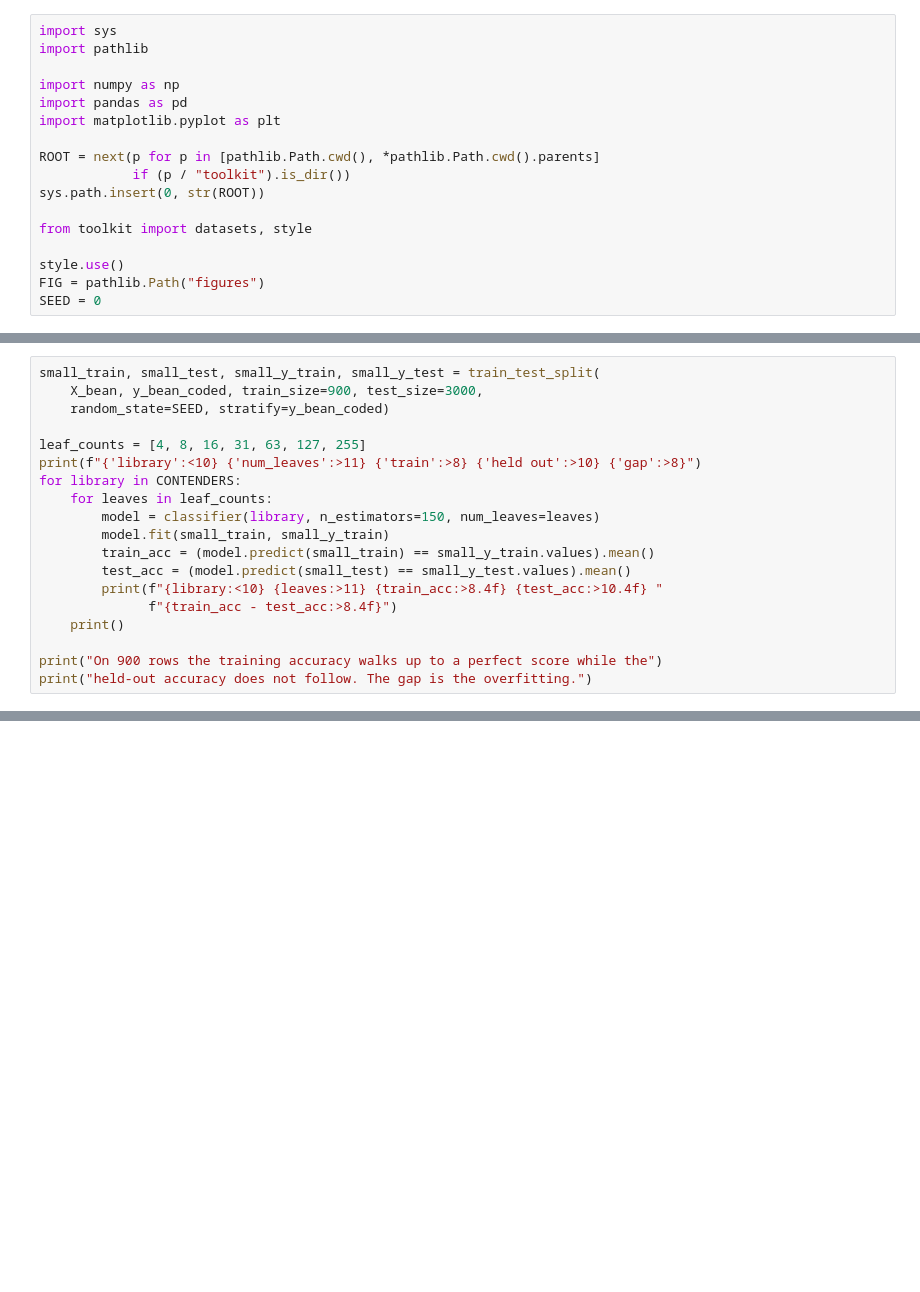
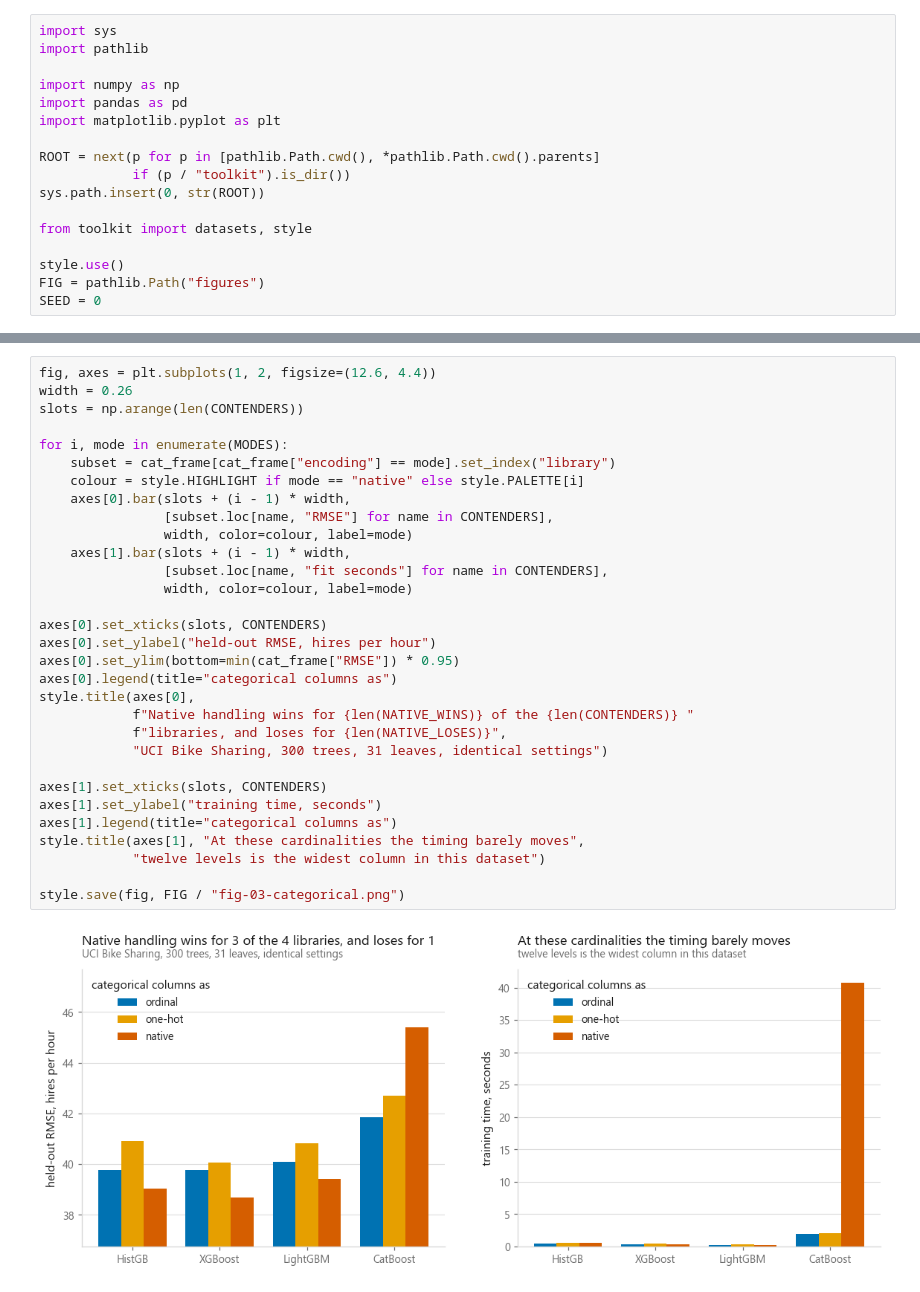
Before and after one commit to ELounissi/open-ml-notebooks, a Jupyter notebook: 04-ensembles/06-xgboost-lightgbm-catboost/notebook.ipynb, the cells around one changed output, grey strips where cells are left out. Saved outputs shown, nothing was run; the diff lists cells and outputs as text; blank space fills up the shorter version.

```diff
--- a/04-ensembles/06-xgboost-lightgbm-catboost/notebook.ipynb
+++ b/04-ensembles/06-xgboost-lightgbm-catboost/notebook.ipynb
@@ -462,19 +66,0 @@ I train on a deliberately small slice and let `num_leaves` grow.
-# %%
-small_train, small_test, small_y_train, small_y_test = train_test_split(
-    X_bean, y_bean_coded, train_size=900, test_size=3000,
-    random_state=SEED, stratify=y_bean_coded)
-
-leaf_counts = [4, 8, 16, 31, 63, 127, 255]
-print(f"{'library':<10} {'num_leaves':>11} {'train':>8} {'held out':>10} {'gap':>8}")
-for library in CONTENDERS:
-    for leaves in leaf_counts:
-        model = classifier(library, n_estimators=150, num_leaves=leaves)
-        model.fit(small_train, small_y_train)
-        train_acc = (model.predict(small_train) == small_y_train.values).mean()
-        test_acc = (model.predict(small_test) == small_y_test.values).mean()
-        print(f"{library:<10} {leaves:>11} {train_acc:>8.4f} {test_acc:>10.4f} "
-              f"{train_acc - test_acc:>8.4f}")
-    print()
-
-print("On 900 rows the training accuracy walks up to a perfect score while the")
-print("held-out accuracy does not follow. The gap is the overfitting.")
@@ -1024,0 +825,33 @@ Back to [the curriculum](../../CURRICULUM.md)
+# %%
+fig, axes = plt.subplots(1, 2, figsize=(12.6, 4.4))
+width = 0.26
+slots = np.arange(len(CONTENDERS))
+
+for i, mode in enumerate(MODES):
+    subset = cat_frame[cat_frame["encoding"] == mode].set_index("library")
+    colour = style.HIGHLIGHT if mode == "native" else style.PALETTE[i]
+    axes[0].bar(slots + (i - 1) * width,
+                [subset.loc[name, "RMSE"] for name in CONTENDERS],
+                width, color=colour, label=mode)
+    axes[1].bar(slots + (i - 1) * width,
+                [subset.loc[name, "fit seconds"] for name in CONTENDERS],
+                width, color=colour, label=mode)
+
+axes[0].set_xticks(slots, CONTENDERS)
+axes[0].set_ylabel("held-out RMSE, hires per hour")
+axes[0].set_ylim(bottom=min(cat_frame["RMSE"]) * 0.95)
+axes[0].legend(title="categorical columns as")
+style.title(axes[0],
+            f"Native handling wins for {len(NATIVE_WINS)} of the {len(CONTENDERS)} "
+            f"libraries, and loses for {len(NATIVE_LOSES)}",
+            "UCI Bike Sharing, 300 trees, 31 leaves, identical settings")
+
+axes[1].set_xticks(slots, CONTENDERS)
+axes[1].set_ylabel("training time, seconds")
+axes[1].legend(title="categorical columns as")
+style.title(axes[1], "At these cardinalities the timing barely moves",
+            "twelve levels is the widest column in this dataset")
+
+style.save(fig, FIG / "fig-03-categorical.png")
+# %% [output]
+[figure, added]
```
Also changed, not shown: parts of 53 cells of this notebook, 6 other files.
